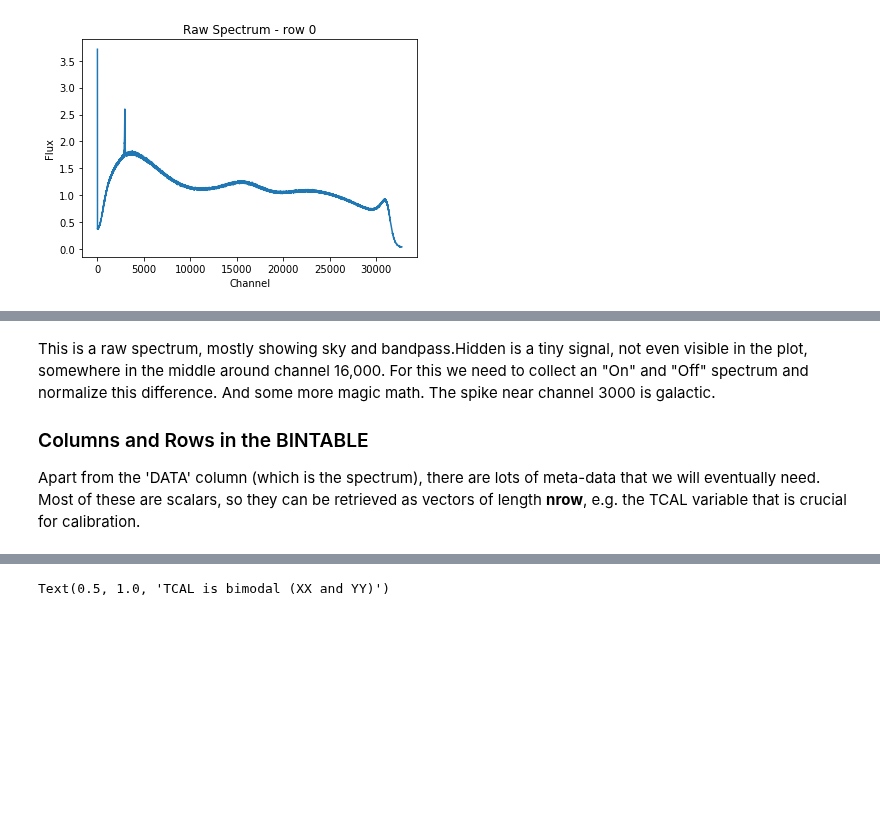
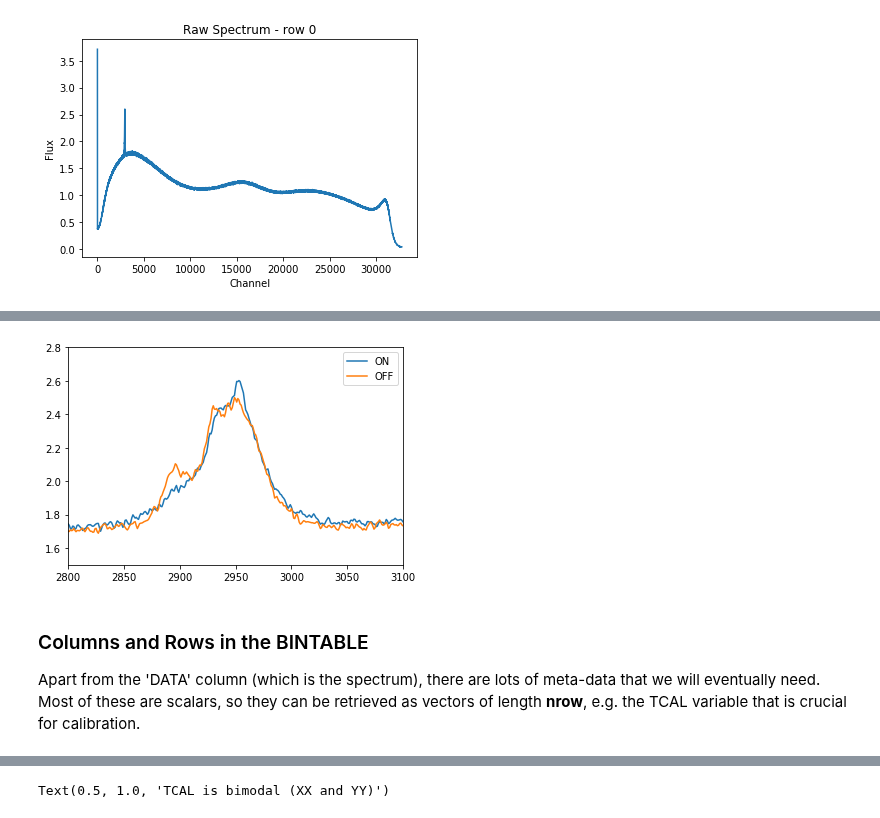
Before and after one commit to teuben/gbtoy, a Jupyter notebook: nb/ngc5291.ipynb, the cells around one changed output, grey strips where cells are left out. Cells and saved outputs as stored; diff of their text form; code cells hidden in the pictures; blank space fills up the shorter version.

Commit message:
add the galactic emission example

```diff
--- a/nb/ngc5291.ipynb
+++ b/nb/ngc5291.ipynb
@@ -309,6 +313,14 @@ plt.title("Raw Spectrum - row %d" % row);
+# %%
+flux_on = data2[0]['DATA']
+flux_off = data2[44]['DATA']
+plt.plot(chans,flux_on,label='ON')
+plt.plot(chans,flux_off,label='OFF')
+plt.xlim(2800,3100)
+plt.ylim(1.5,2.8)
+plt.legend();
+# %% [output]
+[figure, added]
 # %% [markdown]
-This is a raw spectrum, mostly showing sky and bandpass.Hidden is a tiny signal, not even visible in the plot, somewhere in the middle around channel 16,000. For this we need to collect an "On" and "Off" spectrum and normalize this difference. And some more magic math. The spike near channel 3000 is galactic.
-
 ### Columns and Rows in the BINTABLE
 
 Apart from the 'DATA' column (which is the spectrum), there are lots of meta-data that we will eventually need. Most of these are scalars, so they can be retrieved as vectors of length **nrow**, e.g. the TCAL variable that is crucial for calibration.
```
Also changed, not shown: parts of 10 cells of this notebook.
